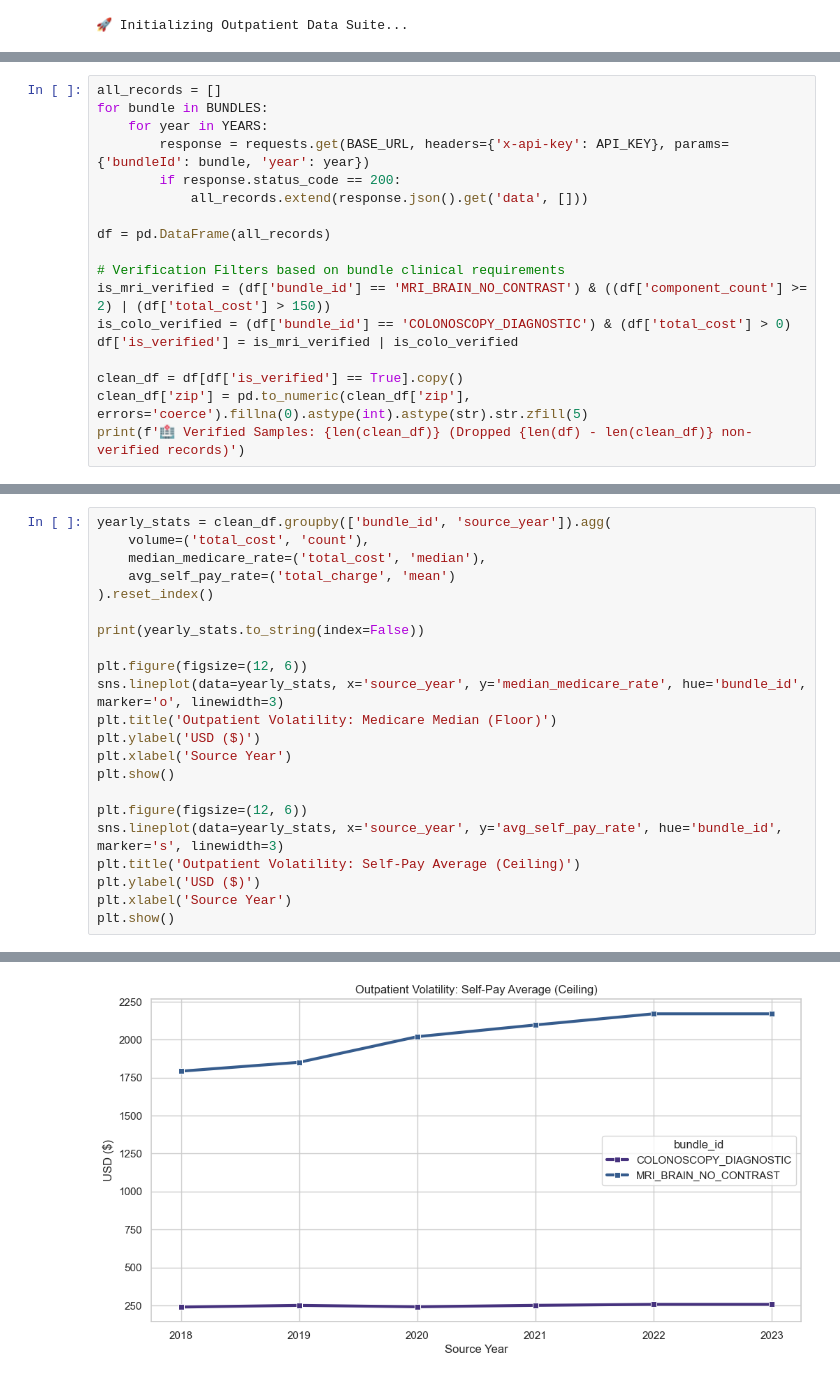
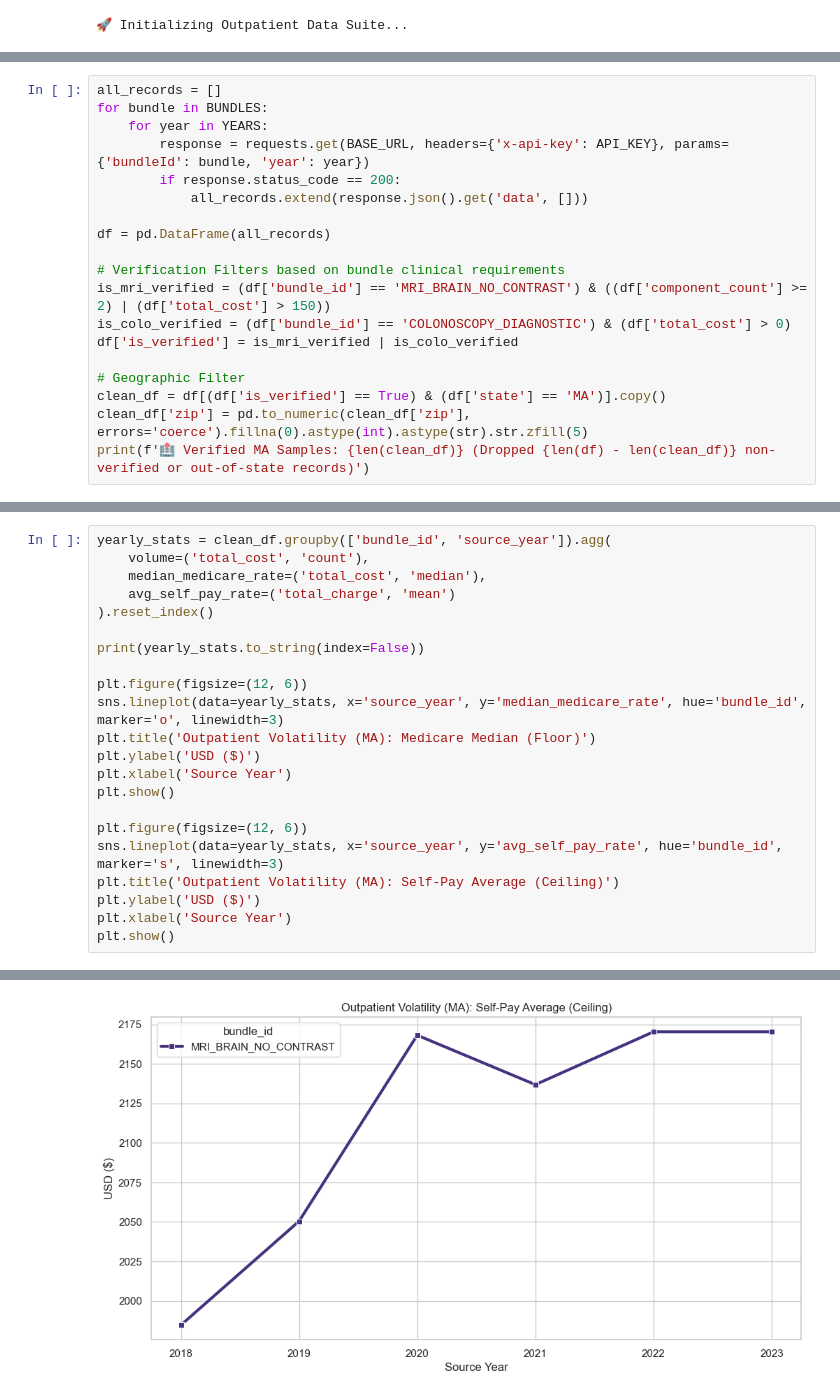
Before and after one commit to 6066Z/OpenHealthDP, a Jupyter notebook: example_analysis/example_analysis_outpatient.ipynb, the cells around one changed output, grey strips where cells are left out. Saved outputs shown, nothing was run; the diff lists cells and outputs as text.

Commit message:
fix(analysis): apply MA state filter for accurate local market context

```diff
--- a/example_analysis/example_analysis_outpatient.ipynb
+++ b/example_analysis/example_analysis_outpatient.ipynb
@@ -44,7 +45,8 @@ is_mri_verified = (df['bundle_id'] == 'MRI_BRAIN_NO_CONTRAST') & ((df['component
 is_colo_verified = (df['bundle_id'] == 'COLONOSCOPY_DIAGNOSTIC') & (df['total_cost'] > 0)
 df['is_verified'] = is_mri_verified | is_colo_verified
 
-clean_df = df[df['is_verified'] == True].copy()
+# Geographic Filter
+clean_df = df[(df['is_verified'] == True) & (df['state'] == 'MA')].copy()
 clean_df['zip'] = pd.to_numeric(clean_df['zip'], errors='coerce').fillna(0).astype(int).astype(str).str.zfill(5)
-print(f'🏥 Verified Samples: {len(clean_df)} (Dropped {len(df) - len(clean_df)} non-verified records)')
+print(f'🏥 Verified MA Samples: {len(clean_df)} (Dropped {len(df) - len(clean_df)} non-verified or out-of-state records)')
 # %% [output]
@@ -63,14 +65,14 @@ print(yearly_stats.to_string(index=False))
 
 plt.figure(figsize=(12, 6))
 sns.lineplot(data=yearly_stats, x='source_year', y='median_medicare_rate', hue='bundle_id', marker='o', linewidth=3)
-plt.title('Outpatient Volatility: Medicare Median (Floor)')
+plt.title('Outpatient Volatility (MA): Medicare Median (Floor)')
 plt.ylabel('USD ($)')
 plt.xlabel('Source Year')
 plt.show()
 
 plt.figure(figsize=(12, 6))
 sns.lineplot(data=yearly_stats, x='source_year', y='avg_self_pay_rate', hue='bundle_id', marker='s', linewidth=3)
-plt.title('Outpatient Volatility: Self-Pay Average (Ceiling)')
+plt.title('Outpatient Volatility (MA): Self-Pay Average (Ceiling)')
 plt.ylabel('USD ($)')
 plt.xlabel('Source Year')
 plt.show()
@@ -92,2 +88,2 @@ COLONOSCOPY_DIAGNOSTIC         2023     500             39.232308         256.91
-[figure, old version]
+[figure, new version]
 # %% [markdown]
```
Also changed, not shown: parts of 7 cells of this notebook, 1 other file.
